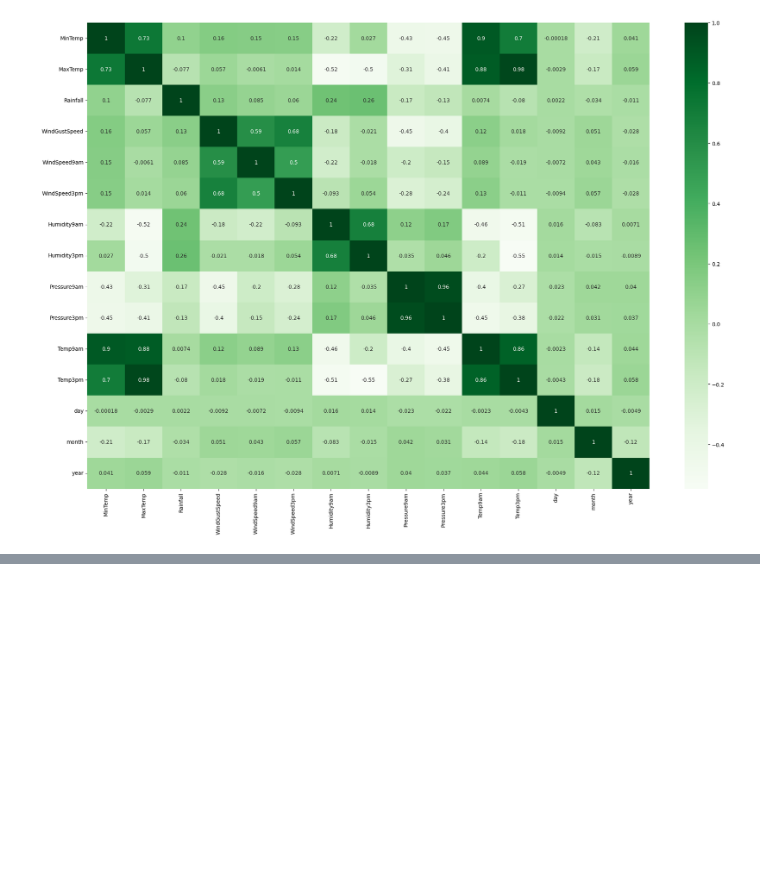
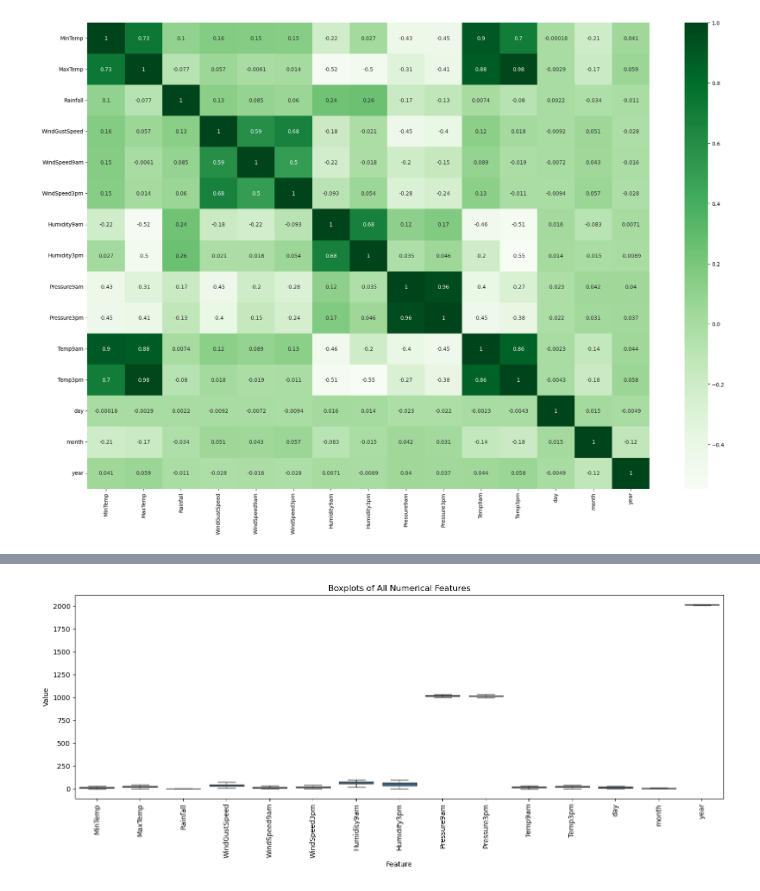
Before and after one commit to muhakazm/dev-ds, a Jupyter notebook: prj-data-rain-prediction/Australia.ipynb, the cells around one changed output, grey strips where cells are left out. Drawn from its saved outputs; the diff is of its cells as text; code cells hidden in the pictures; blank space fills up the shorter version.

```diff
--- a/prj-data-rain-prediction/Australia.ipynb
+++ b/prj-data-rain-prediction/Australia.ipynb
@@ -186,0 +219,34 @@ plt.show()
+# %%
+numeric_data_df = data_df.select_dtypes(include='number')
+Q1 = numeric_data_df.quantile(0.25)
+Q3 = numeric_data_df.quantile(0.75)
+IQR = Q3 - Q1
+
+# Detect outliers
+outliers = (numeric_data_df < (Q1 - 1.5 * IQR)) | (numeric_data_df > (Q3 + 1.5 * IQR))
+
+for col in numeric_data_df.columns:
+    Q1 = data_df[col].quantile(0.25)
+    Q3 = data_df[col].quantile(0.75)
+    IQR = Q3 - Q1
+    lower = Q1 - 1.5 * IQR
+    upper = Q3 + 1.5 * IQR
+
+    # Clip values outside IQR bounds
+    data_df[col] = data_df[col].clip(lower=lower, upper=upper)
+# %%
+import seaborn as sns
+import matplotlib.pyplot as plt
+import pandas as pd
+
+# Melt the DataFrame to long format
+melted_data_df = data_df.select_dtypes(include='number').melt(var_name='Feature', value_name='Value')
+
+plt.figure(figsize=(14, 6))
+sns.boxplot(x='Feature', y='Value', data=melted_data_df)
+plt.xticks(rotation=90)
+plt.title("Boxplots of All Numerical Features")
+plt.tight_layout()
+plt.show()
+# %% [output]
+[figure, added]
```
Also changed, not shown: parts of 4 cells of this notebook.
